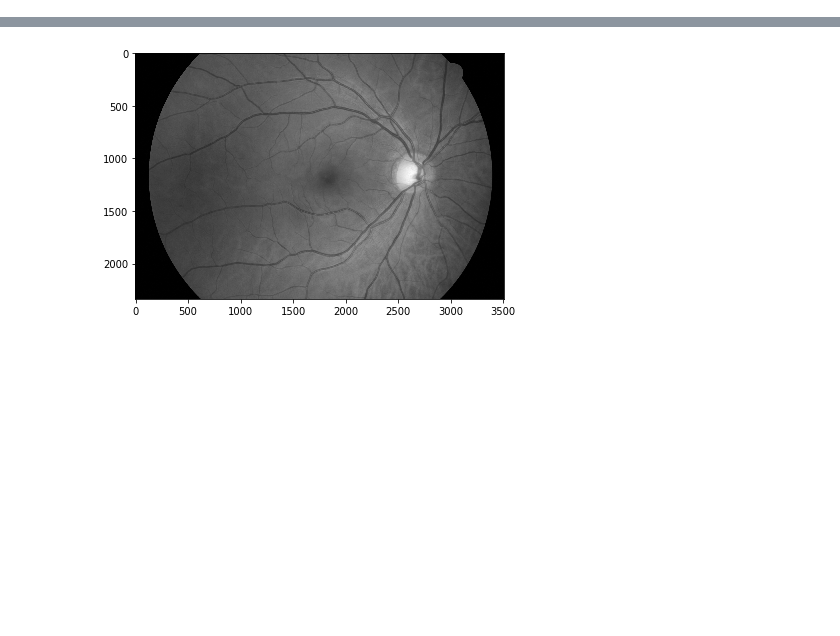
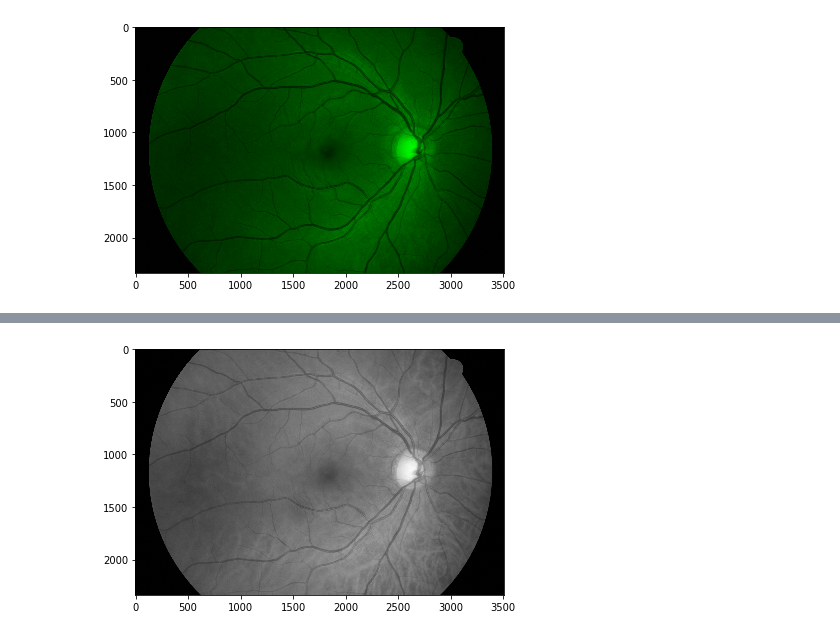
Before and after one commit to Dombearx/badanie-dna-oka, a Jupyter notebook: Dno oka.ipynb, the cells around one changed output, grey strips where cells are left out. Cells and saved outputs as stored; diff of their text form; code cells hidden in the pictures; blank space fills up the shorter version.

```diff
--- a/Dno oka.ipynb
+++ b/Dno oka.ipynb
@@ -17,0 +25,10 @@ path = "F:\Polibuda\semestr6\informatyka w medycynie - lab\Badanie dna oka"
+# %%
+imgC
+g = imgC.copy()
+# set blue and red channels to 0
+g[:, :, 0] = 0
+g[:, :, 2] = 0
+# %%
+showImage(g)
+# %% [output]
+[figure, added]
```
Also changed, not shown: parts of 23 cells of this notebook.
